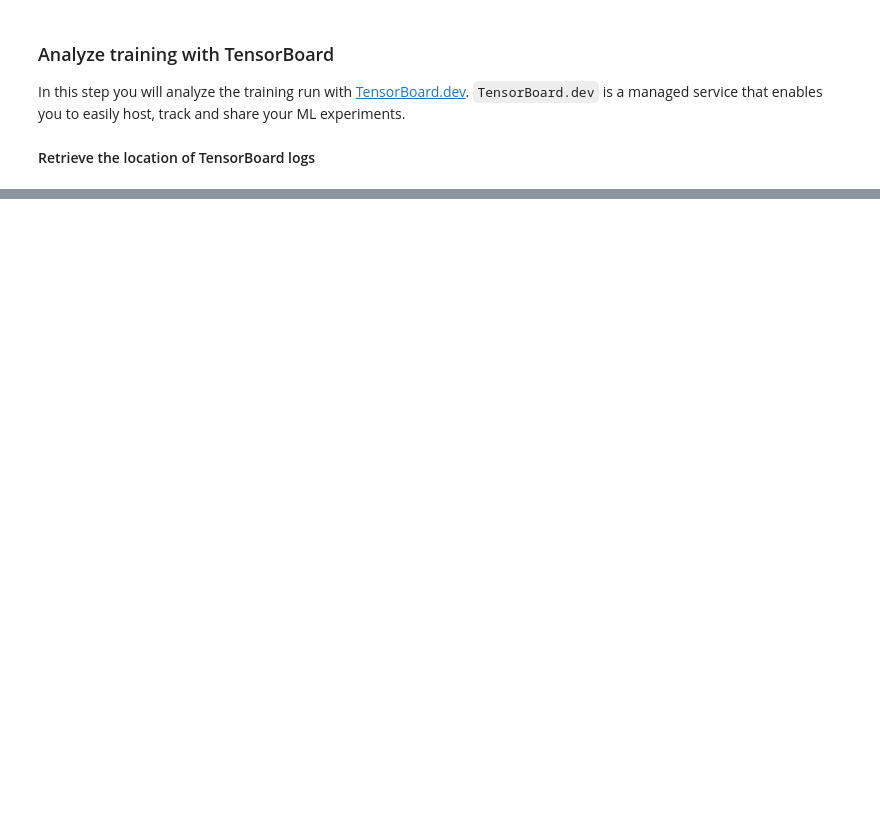
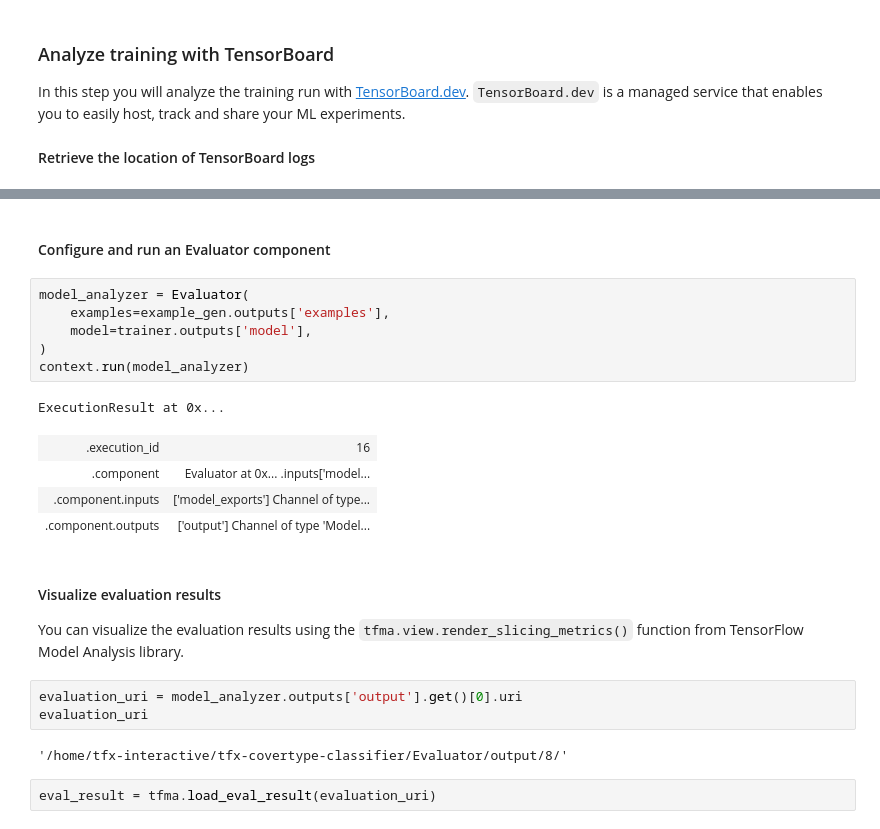
Before and after one commit to marsbroshok/mlops-labs, a Jupyter notebook: lab-21-tfx-interactive/tfx-interactive-context.ipynb, the cells around one changed output, grey strips where cells are left out. Drawn from its saved outputs; the diff is of its cells as text; blank space fills up the shorter version.

```diff
--- a/lab-21-tfx-interactive/tfx-interactive-context.ipynb
+++ b/lab-21-tfx-interactive/tfx-interactive-context.ipynb
@@ -892,0 +873,24 @@ View your TensorBoard live at: https://tensorboard.dev/experiment/OYG7eclkTdOz0a
+# %% [markdown]
+#### Configure and run an Evaluator component
+# %%
+model_analyzer = Evaluator(
+    examples=example_gen.outputs['examples'],
+    model=trainer.outputs['model'],
+)
+context.run(model_analyzer)
+# %% [output]
+ExecutionResult at 0x...
+| .execution_id | 16 |
+| .component | Evaluator at 0x... .inputs['model... |
+| .component.inputs | ['model_exports'] Channel of type... |
+| .component.outputs | ['output'] Channel of type 'Model... |
+# %% [markdown]
+#### Visualize evaluation results
+You can visualize the evaluation results using the `tfma.view.render_slicing_metrics()` function from TensorFlow Model Analysis library.
+# %%
+evaluation_uri = model_analyzer.outputs['output'].get()[0].uri
+evaluation_uri
+# %% [output]
+'/home/tfx-interactive/tfx-covertype-classifier/Evaluator/output/8/'
+# %%
+eval_result = tfma.load_eval_result(evaluation_uri)
```
Also changed, not shown: parts of 23 cells of this notebook.
